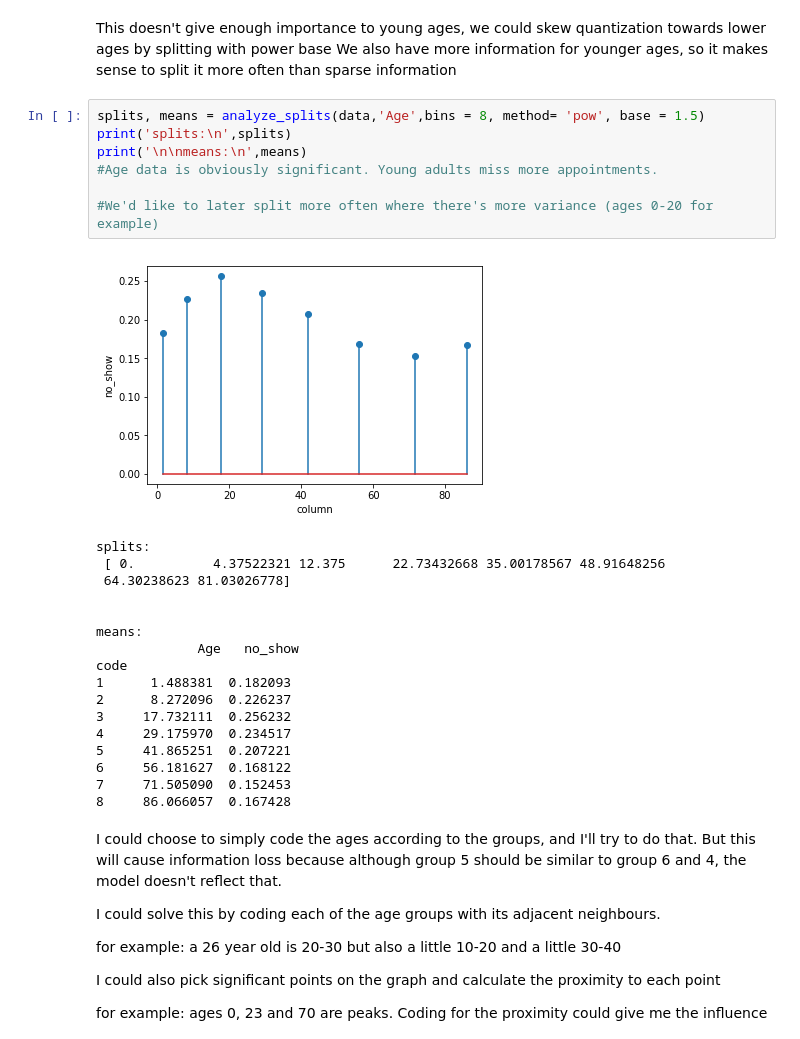
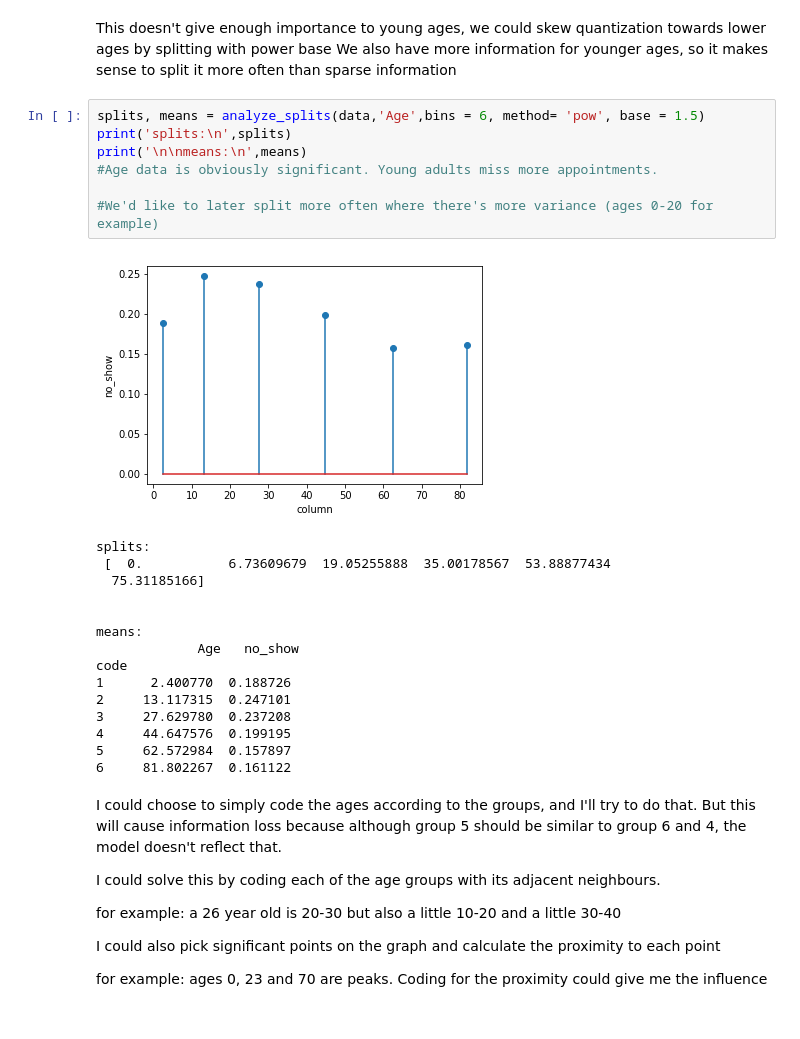
Before and after one commit to idotsuk/patients_no_show, a Jupyter notebook: patient_no_show.ipynb, the cells around one changed output. Cells and saved outputs as stored; diff of their text form.

```diff
--- a/patient_no_show.ipynb
+++ b/patient_no_show.ipynb
@@ -167,30 +166,28 @@ code
 This doesn't give enough importance to young ages, we could skew quantization towards lower ages by splitting with power base
 We also have more information for younger ages, so it makes sense to split it more often than sparse information
 # %%
-splits, means = analyze_splits(data,'Age',bins = 8, method= 'pow', base = 1.5)
+splits, means = analyze_splits(data,'Age',bins = 6, method= 'pow', base = 1.5)
 print('splits:\n',splits)
 print('\n\nmeans:\n',means)
 #Age data is obviously significant. Young adults miss more appointments.
 
 #We'd like to later split more often where there's more variance (ages 0-20 for example)
 # %% [output]
-[figure, old version]
+[figure, new version]
 splits:
- [ 0.          4.37522321 12.375      22.73432668 35.00178567 48.91648256
- 64.30238623 81.03026778]
+ [  0.           6.73609679  19.05255888  35.00178567  53.88877434
+  75.31185166]
 
 
 means:
              Age   no_show
 code
-1      1.488381  0.182093
-2      8.272096  0.226237
-3     17.732111  0.256232
-4     29.175970  0.234517
-5     41.865251  0.207221
-6     56.181627  0.168122
-7     71.505090  0.152453
-8     86.066057  0.167428
+1      2.400770  0.188726
+2     13.117315  0.247101
+3     27.629780  0.237208
+4     44.647576  0.199195
+5     62.572984  0.157897
+6     81.802267  0.161122
 # %% [markdown]
 I could choose to simply code the ages according to the groups, and I'll try to do that.
 But this will cause information loss because although group 5 should be similar to group 6 and 4, the model doesn't reflect that.
```
Also changed, not shown: parts of 17 cells of this notebook.
